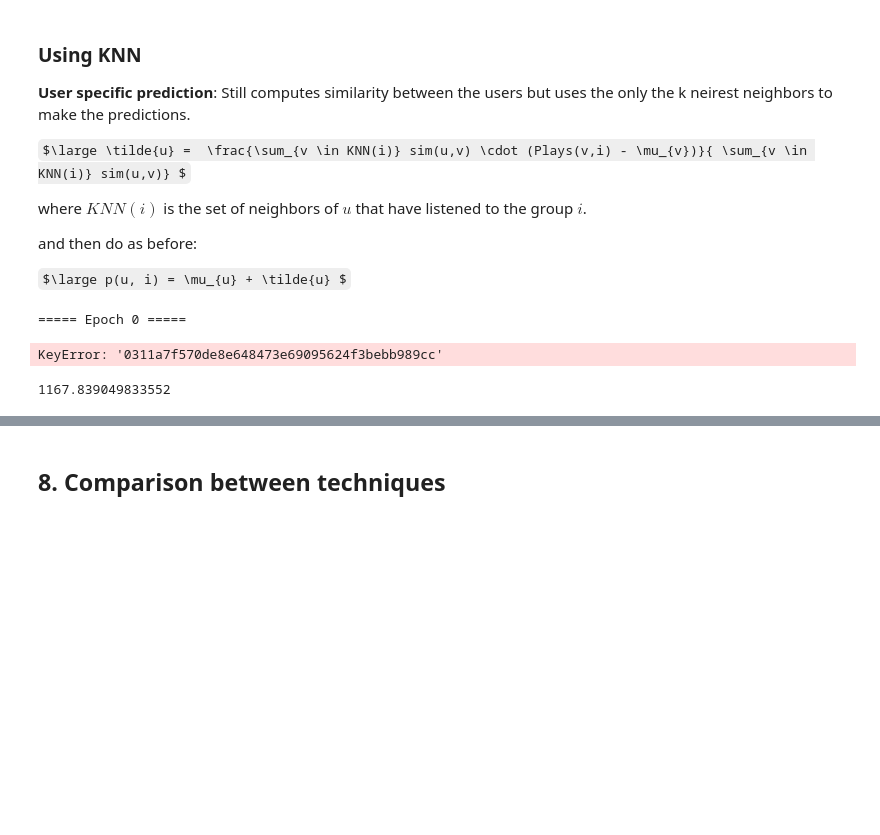
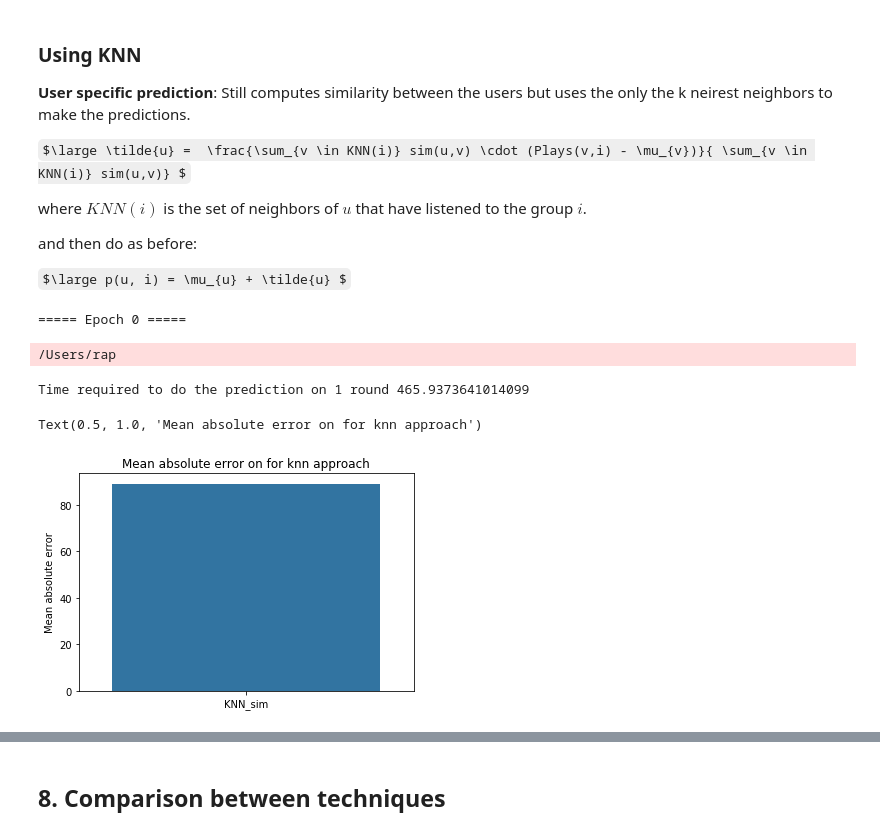
Before and after one commit to Caotick/mlbd-project, a Jupyter notebook: mlbd_project.ipynb, the cells around one changed output, grey strips where cells are left out. Drawn from its saved outputs; the diff is of its cells as text; code cells hidden in the pictures; some formulas as TeX source; blank space fills up the shorter version.

Commit message:
MAE and accuracy for knn approach

```diff
--- a/mlbd_project.ipynb
+++ b/mlbd_project.ipynb
@@ -888,3 +847,43 @@ where $KNN(i)$ is the set of neighbors of $u$ that have listened to the group $i
 and then do as before:
 
 $\large p(u, i) = \mu_{u} + \tilde{u} $
+# %%
+def compute_n_rounds(pred_method, nb_users_selected = 200, n = 1, seed = 42):
+    """
+    Computes the mae, accuracy, precision and recall on n round of the pred_method
+
+    pred_method = method that allows to compute the prediction
+    nb_users_selected = number of users in the sub-sample
+    n = number of rounds
+    seed = seed for random generation of sub-samples
+    """
+    np.random.seed(seed)
+    maes, accs, precs, recs = [],[],[],[]
+    nb_users = len(top_merged[['ID']].groupby('ID'))
+
+    for i in range(n):
+        print(f"===== Epoch {i} =====")
+        selected_users = np.random.randint(0, nb_users, nb_users_selected) #Generate a random list of nb_users_select users
+        subset_500_users = top_merged.groupby('ID').size()[selected_users]
+        subset = top_merged[top_merged.ID.isin(subset_500_users.index)]
+        train, test = split_train_test(subset, train_size=0.95)
+
+        if pred_method == compute_pred_avg_user:
+            avg_user_listens = train[['ID', 'Plays']].groupby("ID").mean('Plays').reset_index()
+            mae, acc, prec, rec = compute_mae_and_app(test, pred_method, avg_user_listens)
+
+        elif pred_method == compute_pred_avg_artist:
+            avg_artist_listens = train[['Artist', 'Plays']].groupby("Artist").mean('Plays').reset_index()
+            mae, acc, prec, rec = compute_mae_and_app(test, pred_method, avg_artist_listens)
+        elif pred_method == compute_pred_knn:
+            mae, acc, prec, rec = compute_mae_and_app(subset, pred_method)
+
+        else:
+            mae, acc, prec, rec = compute_mae_and_app(test, pred_method, train) #sim measures doesn't a helper set
+
+        maes.append(mae)
+        accs.append(acc)
+        precs.append(prec)
+        recs.append(rec)
+
+    return maes, accs, precs, recs
@@ -998,11 +990,15 @@ def compute_pred_knn(user, artist, df):
 start = time.time()
 maes_knn, accs_knn, precs_knn, recs_knn = compute_n_rounds(compute_pred_knn)
 end = time.time()
-print(f"Time required to do the prediction on 10 rounds {end - start}")
+print(f"Time required to do the prediction on 1 round {end - start}")
 # %% [output]
 ===== Epoch 0 =====
-KeyError: '0311a7f570de8e648473e69095624f3bebb989cc'
+/Users/rap
+Time required to do the prediction on 1 round 465.9373641014099
-# %%
-compute_pred_knn('0000c176103e538d5c9828e695fed4f7ae42dd01','radiohead',test_knn)
-# %% [output]
-1167.839049833552
+# %%
+sns.barplot(data = pd.DataFrame(maes_knn, columns = ["KNN_sim"]))
+plt.ylabel("Mean absolute error")
+plt.title("Mean absolute error on for knn approach")
+# %% [output]
+Text(0.5, 1.0, 'Mean absolute error on for knn approach')
+[figure, added]
```
Also changed, not shown: parts of 13 cells of this notebook.
